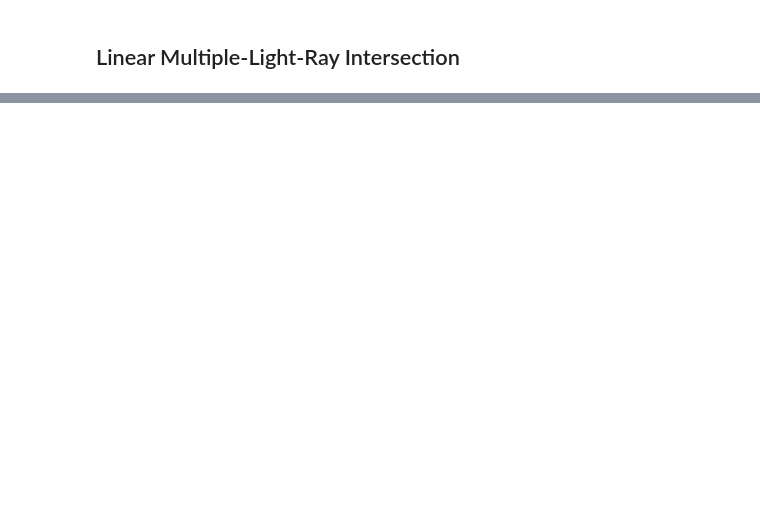
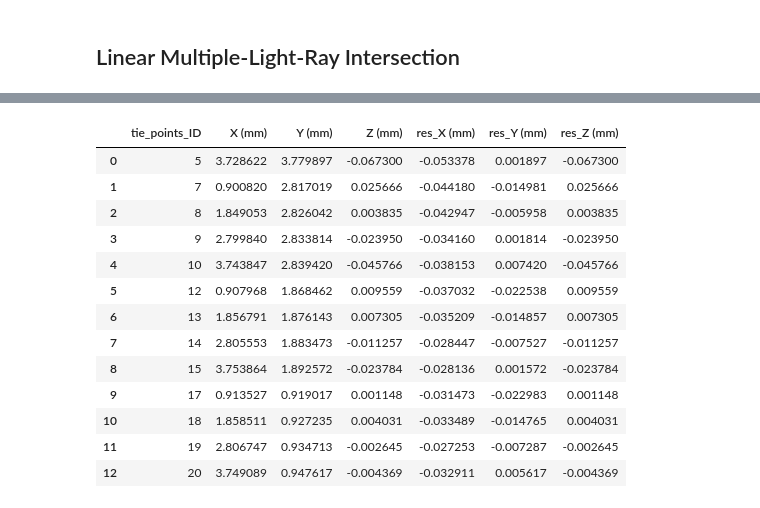
Before and after one commit to Enderrrr-TW/Purdue_every_life, a Jupyter notebook: photogrammetry/linear_approaches_for_photogrammetric_intersection.ipynb, the cells around one changed output, grey strips where cells are left out. Cells and saved outputs as stored; diff of their text form; code cells hidden in the pictures; blank space fills up the shorter version.

```diff
--- a/photogrammetry/linear_approaches_for_photogrammetric_intersection.ipynb
+++ b/photogrammetry/linear_approaches_for_photogrammetric_intersection.ipynb
@@ -336,0 +354,26 @@ Multiple_light_ray_intersection(EOPs_04,EOPs_05,EOPs_11,EOPs_12,xy_img_04,xy_img
+# %%
+df_set3={}
+df_set3['tie_points_ID']=tie_points_ID
+df_set3['X (mm)']=XYZ_hat[:,0]
+df_set3['Y (mm)']=XYZ_hat[:,1]
+df_set3['Z (mm)']=XYZ_hat[:,2]
+df_set3['res_X (mm)']=residue[0]
+df_set3['res_Y (mm)']=residue[1]
+df_set3['res_Z (mm)']=residue[2]
+df_set3=pd.DataFrame(df_set3)
+df_set3
+# %% [output]
+|  | tie_points_ID | X (mm) | Y (mm) | Z (mm) | res_X (mm) | res_Y (mm) | res_Z (mm) |
+| 0 | 5 | 3.728622 | 3.779897 | -0.067300 | -0.053378 | 0.001897 | -0.067300 |
+| 1 | 7 | 0.900820 | 2.817019 | 0.025666 | -0.044180 | -0.014981 | 0.025666 |
+| 2 | 8 | 1.849053 | 2.826042 | 0.003835 | -0.042947 | -0.005958 | 0.003835 |
+| 3 | 9 | 2.799840 | 2.833814 | -0.023950 | -0.034160 | 0.001814 | -0.023950 |
+| 4 | 10 | 3.743847 | 2.839420 | -0.045766 | -0.038153 | 0.007420 | -0.045766 |
+| 5 | 12 | 0.907968 | 1.868462 | 0.009559 | -0.037032 | -0.022538 | 0.009559 |
+| 6 | 13 | 1.856791 | 1.876143 | 0.007305 | -0.035209 | -0.014857 | 0.007305 |
+| 7 | 14 | 2.805553 | 1.883473 | -0.011257 | -0.028447 | -0.007527 | -0.011257 |
+| 8 | 15 | 3.753864 | 1.892572 | -0.023784 | -0.028136 | 0.001572 | -0.023784 |
+| 9 | 17 | 0.913527 | 0.919017 | 0.001148 | -0.031473 | -0.022983 | 0.001148 |
+| 10 | 18 | 1.858511 | 0.927235 | 0.004031 | -0.033489 | -0.014765 | 0.004031 |
+| 11 | 19 | 2.806747 | 0.934713 | -0.002645 | -0.027253 | -0.007287 | -0.002645 |
+| 12 | 20 | 3.749089 | 0.947617 | -0.004369 | -0.032911 | 0.005617 | -0.004369 |
```
Also changed, not shown: parts of 7 cells of this notebook.
